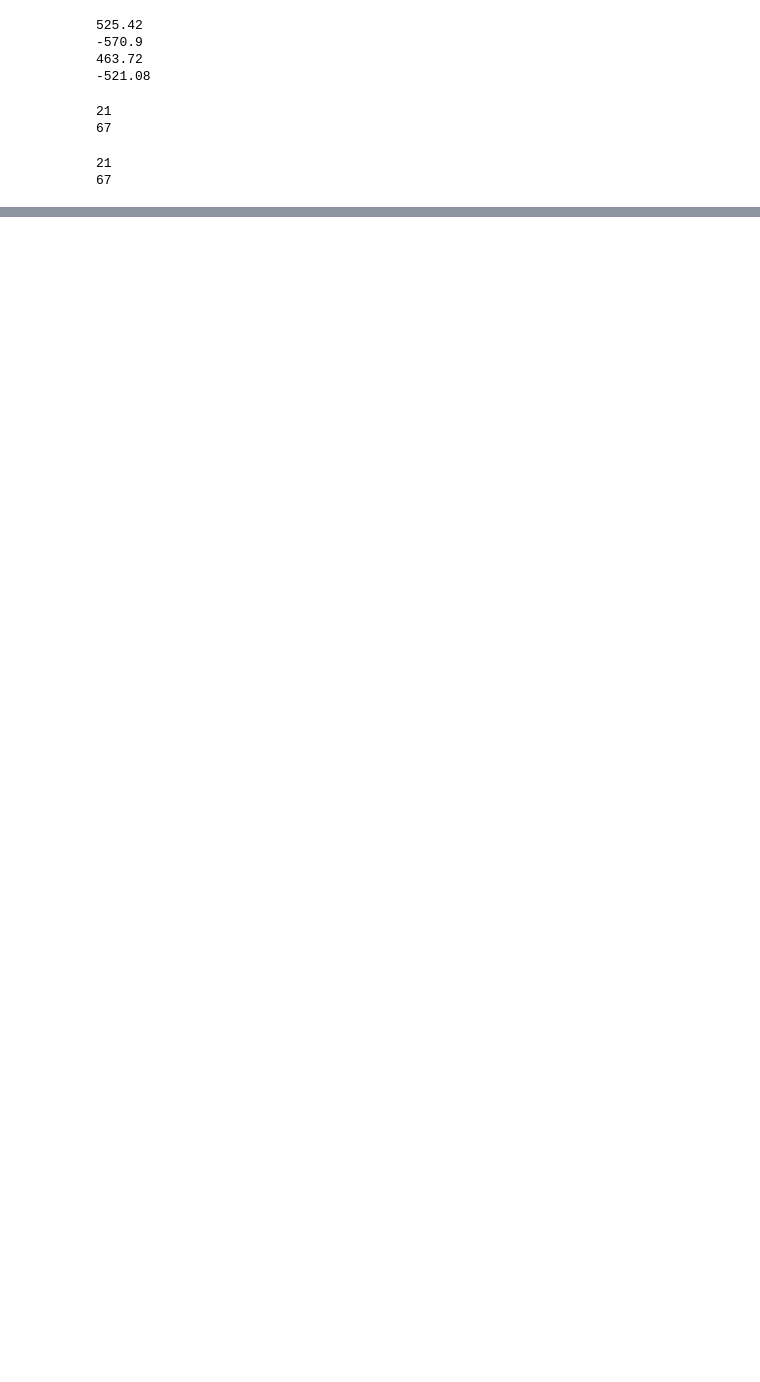
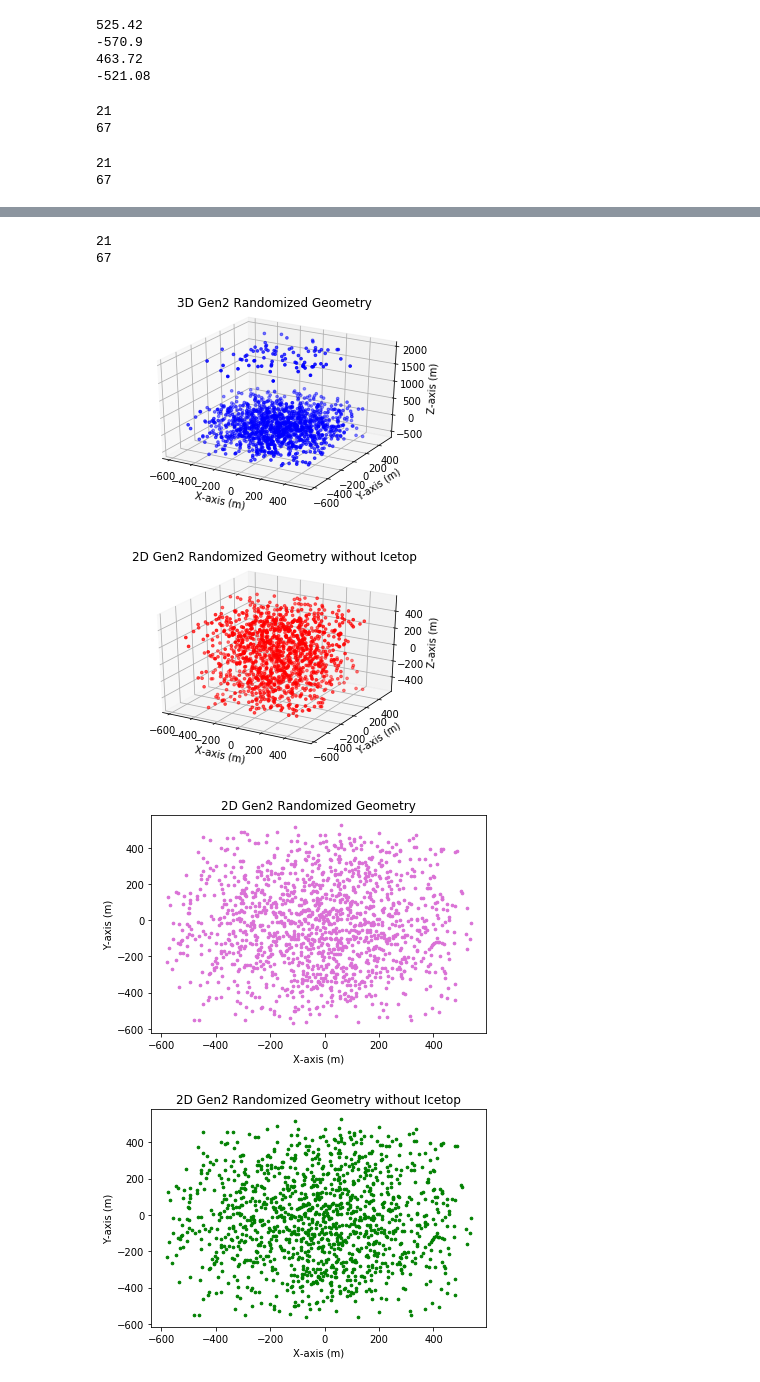
Before and after one commit to Patricia-Mcmillin/PMcmillin_REU, a Jupyter notebook: random_gen2_geometry.ipynb, the cells around one changed output, grey strips where cells are left out. Cells and saved outputs as stored; diff of their text form; code cells hidden in the pictures; blank space fills up the shorter version.

Commit message:
added symmetricly distributed random geometry

```diff
--- a/random_gen2_geometry.ipynb
+++ b/random_gen2_geometry.ipynb
@@ -142,0 +147,63 @@ array([[-252.35289856, -584.03697088,  513.3687623 , ...,  125.33816458,
+# %%
+#using random.triangular()
+#creates a (21,67) 2d array with randomized x positions in a the range of original IC coordinates
+index = 0
+rand_y_positions_2 = []
+for string_num in gen2_dom_y_positions:
+    for dom_num in string_num:
+        dom_num = random.triangular(-600., 550.)
+        rand_y_positions_2.insert(index, dom_num)
+        index = index + 1
+#splits the 1d list in to 21 sections of length 67
+splitedSize = 67
+rand_dom_y_list = [rand_y_positions_2[x:x+splitedSize] for x in range(0, len(rand_y_positions_2), splitedSize)]
+#converts list to array
+rand_dom_y_positions_2 = np.asarray(rand_dom_y_list)
+
+print(len(rand_dom_y_positions_2))
+print(len(rand_dom_y_positions_2[0]))
+#print(rand_dom_y_positions)
+# %% [output]
+21
+67
+# %%
+#using random.triangular()
+
+ax = plt.axes(projection='3d')
+ax.set_xlabel('X-axis (m)')
+ax.set_ylabel('Y-axis (m)')
+ax.set_zlabel('Z-axis (m)')
+ax.set_title("3D Gen2 Randomized Geometry")
+ax.dist = 11
+ax.scatter3D(rand_dom_x_positions_2, rand_dom_y_positions_2, gen2_dom_z_positions, s =7, c='blue', depthshade=True)
+plt.show()
+
+#gen2 random x-y positions, z kept constant, without icetop
+ax = plt.axes(projection='3d')
+ax.set_xlabel('X-axis (m)')
+ax.set_ylabel('Y-axis (m)')
+ax.set_zlabel('Z-axis (m)')
+ax.set_title("2D Gen2 Randomized Geometry without Icetop")
+ax.dist = 11
+ax.scatter3D(rand_dom_x_positions_2[:,0:61], rand_dom_y_positions_2[:,0:61], gen2_dom_z_positions[:,0:61],s =7, c='red', depthshade=True)
+plt.show()
+
+ax = plt.axes()
+ax.set_xlabel('X-axis (m)')
+ax.set_ylabel('Y-axis (m)')
+ax.set_title("2D Gen2 Randomized Geometry")
+ax.scatter(rand_dom_x_positions_2, rand_dom_y_positions_2, s =7, c='orchid')
+plt.show()
+
+#gen2 positions without icetop
+ax = plt.axes()
+ax.set_xlabel('X-axis (m)')
+ax.set_ylabel('Y-axis (m)')
+ax.set_title("2D Gen2 Randomized Geometry without Icetop")
+ax.scatter(rand_dom_x_positions_2[:,0:61], rand_dom_y_positions_2[:,0:61], s =7, c='green')
+plt.show()
+# %% [output]
+[figure, added]
+[figure, added]
+[figure, added]
+[figure, added]
```
Also changed, not shown: parts of 6 cells of this notebook.
